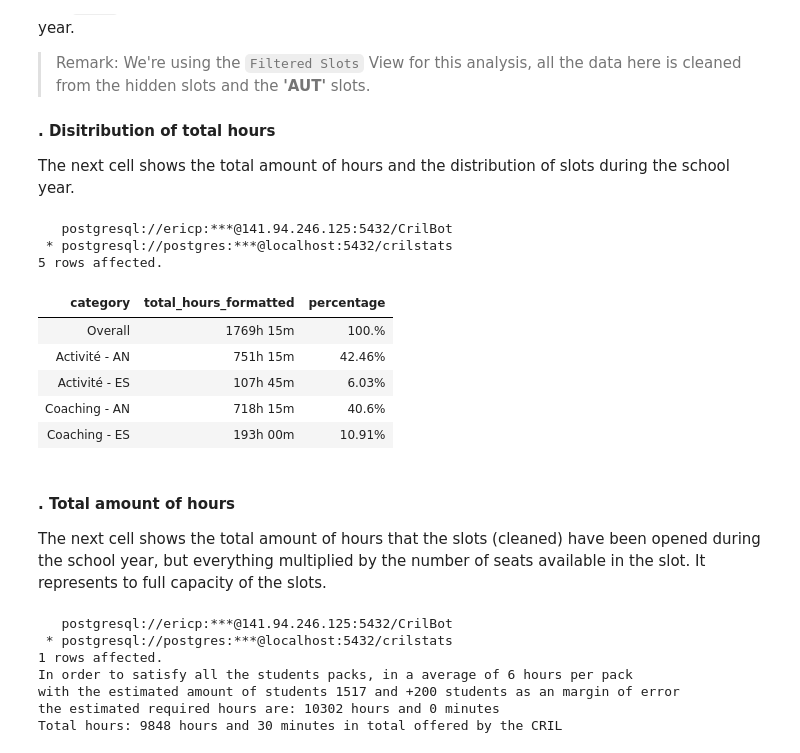
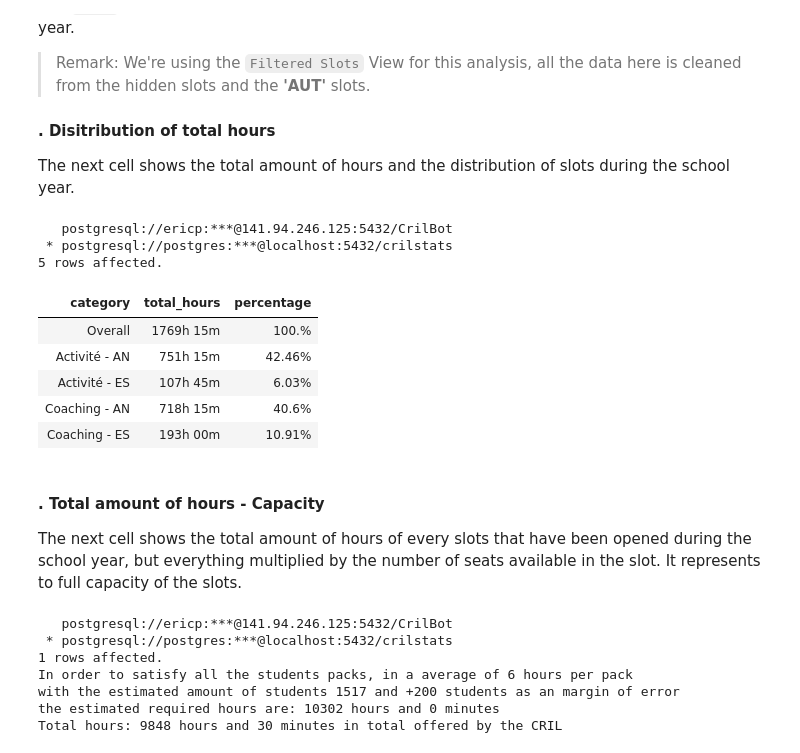
Before and after one commit to Eric-Philippe/CrilStats, a Jupyter notebook: playbook.ipynb, the cells around one changed output. Cells and saved outputs as stored; diff of their text form; code cells hidden in the pictures.

```diff
--- a/playbook.ipynb
+++ b/playbook.ipynb
@@ -240,44 +345,44 @@ WITH total_hours AS (
     UNION ALL
     SELECT
         'Activité - ES' AS category,
         SUM((EXTRACT(EPOCH FROM (end_date - start_date)) / 3600)) AS total_hours,
         (SUM((EXTRACT(EPOCH FROM (end_date - start_date)) / 3600)) / (SELECT overall_total_hours FROM total_hours)) * 100 AS percentage
     FROM filtered_slots
     WHERE type = 'Activité' AND langue = 'ES'
     UNION ALL
     SELECT
         'Coaching - AN' AS category,
         SUM((EXTRACT(EPOCH FROM (end_date - start_date)) / 3600)) AS total_hours,
         (SUM((EXTRACT(EPOCH FROM (end_date - start_date)) / 3600)) / (SELECT overall_total_hours FROM total_hours)) * 100 AS percentage
     FROM filtered_slots
     WHERE type = 'Coaching' AND langue = 'AN'
     UNION ALL
     SELECT
         'Coaching - ES' AS category,
         SUM((EXTRACT(EPOCH FROM (end_date - start_date)) / 3600)) AS total_hours,
         (SUM((EXTRACT(EPOCH FROM (end_date - start_date)) / 3600)) / (SELECT overall_total_hours FROM total_hours)) * 100 AS percentage
     FROM filtered_slots
     WHERE type = 'Coaching' AND langue = 'ES'
 )
 SELECT
     category,
-    TO_CHAR(total_hours, 'FM9999') || 'h ' || TO_CHAR(MOD(total_hours * 60, 60), 'FM00') || 'm' AS total_hours_formatted,
+    TO_CHAR(total_hours, 'FM9999') || 'h ' || TO_CHAR(MOD(total_hours * 60, 60), 'FM00') || 'm' AS total_hours,
     TO_CHAR(percentage, 'FM999.99') || '%' AS percentage
 FROM category_hours;
 # %% [output]
    postgresql://ericp:***@141.94.246.125:5432/CrilBot
  * postgresql://postgres:***@localhost:5432/crilstats
 5 rows affected.
-| category | total_hours_formatted | percentage |
+| category | total_hours | percentage |
 | Overall | 1769h 15m | 100.% |
 | Activité - AN | 751h 15m | 42.46% |
 | Activité - ES | 107h 45m | 6.03% |
 | Coaching - AN | 718h 15m | 40.6% |
 | Coaching - ES | 193h 00m | 10.91% |
 # %% [markdown]
-#### . Total amount of hours
+#### . Total amount of hours - Capacity
 
-The next cell shows the total amount of hours that the slots (cleaned) have been opened during the school year, but everything multiplied by the number of seats available in the slot. It represents to full capacity of the slots.
+The next cell shows the total amount of hours of every slots that have been opened during the school year, but everything multiplied by the number of seats available in the slot. It represents to full capacity of the slots.
 # %%
 req = """
 SELECT
```
Also changed, not shown: parts of 33 cells of this notebook, 10 other files.
